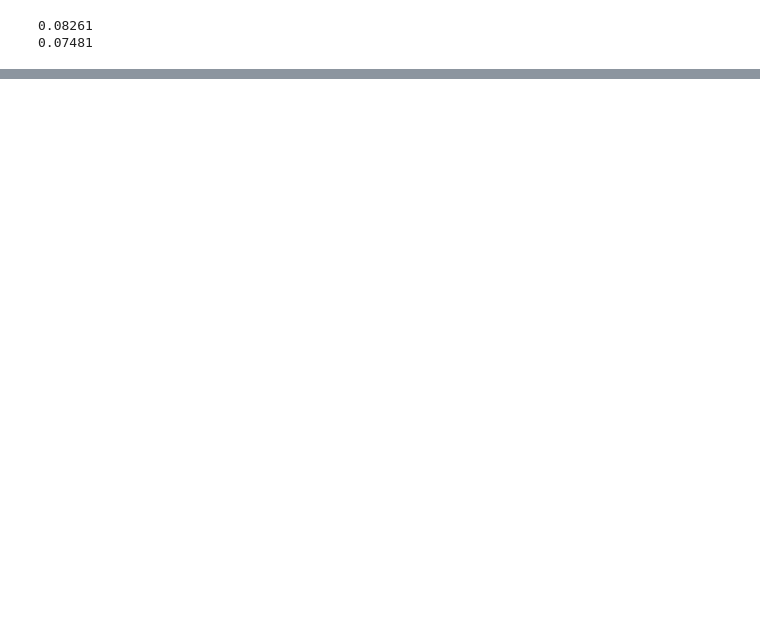
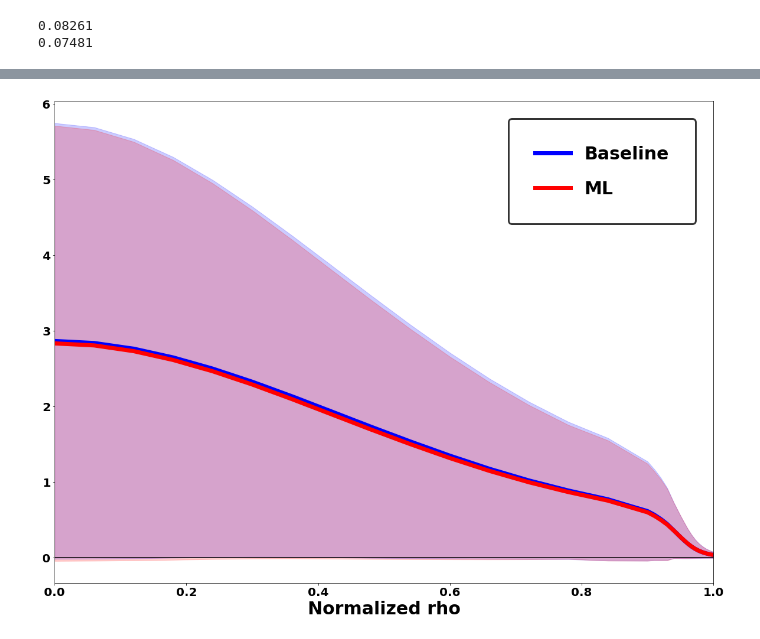
Before and after one commit to PlasmaControl/plasma-profile-predictor, a Jupyter notebook: notebooks/analyze_model.ipynb, the cells around one changed output, grey strips where cells are left out. Cells and saved outputs as stored; diff of their text form; code cells hidden in the pictures; blank space fills up the shorter version.

```diff
--- a/notebooks/analyze_model.ipynb
+++ b/notebooks/analyze_model.ipynb
@@ -668,0 +677,30 @@ plot_presentation_ready(timestep, train=False, normalized=False, perturbations=[
+# %%
+# plt.plot(rho_points,avg_val_mae, c='r', alpha=.5)
+# plt.plot(rho_points, avg_baseline_mae, c='b', alpha=.5)
+
+baseline_real=np.multiply(avg_baseline_mae,stds['e_temp'])+means['e_temp']
+baseline_std_real=np.multiply(std_baseline_mae,stds['e_temp'])+means['e_temp']
+ml_real=np.multiply(avg_val_mae,stds['e_temp'])+means['e_temp']
+ml_std_real=np.multiply(std_val_mae,stds['e_temp'])+means['e_temp']
+
+plt.fill_between(rho_points, baseline_real - baseline_std_real, baseline_real + baseline_std_real, color='b', alpha=0.2)
+plt.fill_between(rho_points, ml_real - ml_std_real, ml_real + ml_std_real, color='r', alpha=0.2)
+
+#plt.plot(rho_points, avg_baseline_reg_mae, c='k', label='Baseline Linear Regression', linewidth=7.0)
+plt.plot(rho_points, baseline_real, c='b', label='Baseline', linewidth=7.0)
+plt.plot(rho_points,ml_real, c='r', label='ML', linewidth=7.0)
+# plt.plot(rho_points,avg_val_mae_holdout, c='b', label='ML no actuators', linewidth=7.0)
+# plt.fill_between(rho_points, avg_baseline_mae - std_baseline_mae, avg_baseline_mae + std_baseline_mae, color='b', alpha=0.2)
+# plt.fill_between(rho_points, avg_val_mae - std_val_mae, avg_val_mae + std_val_mae, color='r', alpha=0.2)
+
+leg=plt.legend(loc='upper right', edgecolor='k', borderaxespad=1.0, borderpad=1.5, labelspacing=1.0, fontsize=30)
+leg.get_frame().set_linewidth(3.0)
+#leg.get_frame().set_edgecolor('k')
+#plt.title('Comparing prediction error with and without rho=30', fontweight='heavy', fontsize=40)
+plt.xlabel('Normalized rho', fontweight='heavy', fontsize=30)
+#plt.ylabel('(Model with rho=30) - (Model without rho=30)', fontweight='heavy', fontsize=30)
+plt.axhline(0,c='k')
+plt.xlim(0,1.0)
+plt.show()
+# %% [output]
+[figure, added]
```
Also changed, not shown: parts of 16 cells of this notebook, 7 other files.
